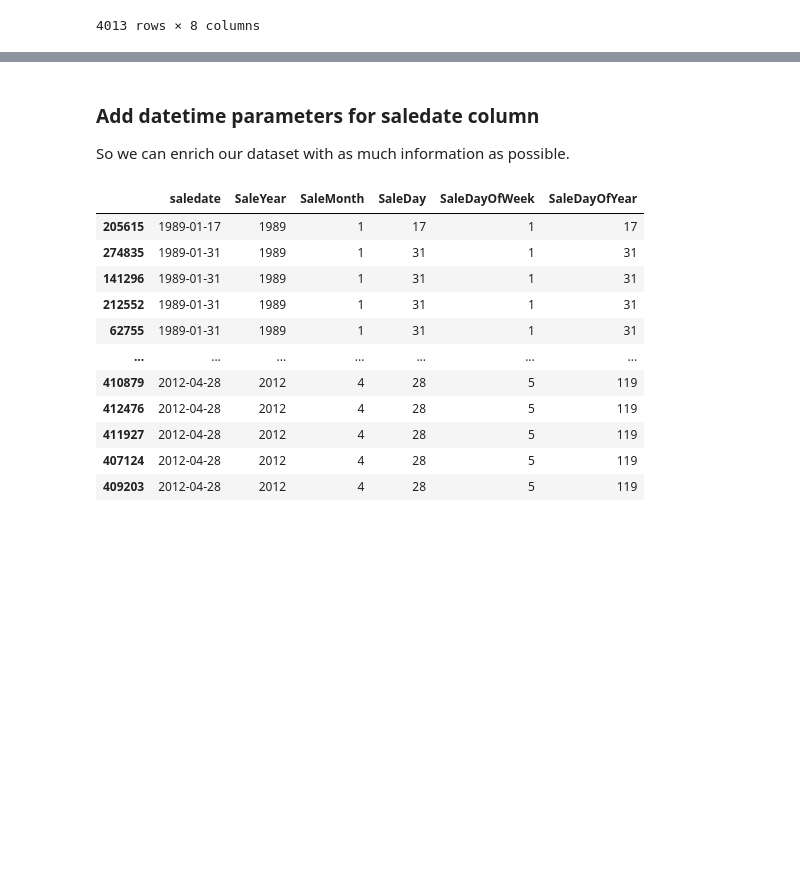
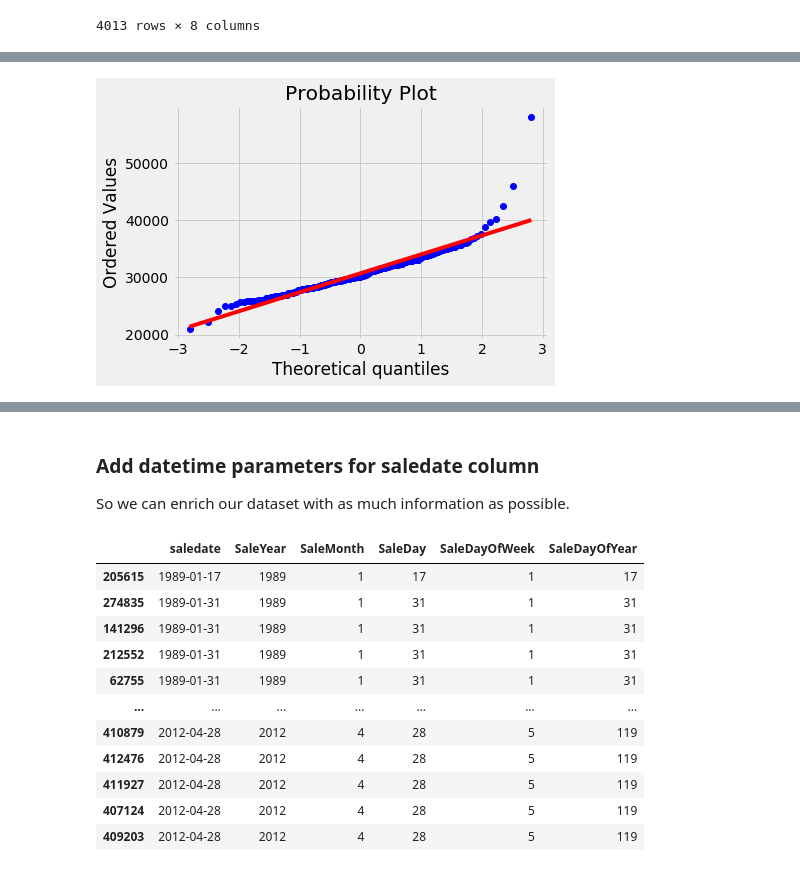
Before and after one commit to fares-ds/Blue-Book-for-Bulldozers-Kaggle-Competition, a Jupyter notebook: Blue_Book_for_Bulldozers_EDA.ipynb, the cells around one changed output, grey strips where cells are left out. Drawn from its saved outputs; the diff is of its cells as text; code cells hidden in the pictures; blank space fills up the shorter version.

```diff
--- a/Blue_Book_for_Bulldozers_EDA.ipynb
+++ b/Blue_Book_for_Bulldozers_EDA.ipynb
@@ -231,0 +243,4 @@ scipy.stats.probplot(data.groupby('saledate').SalePrice.mean(), plot=pylab);
+# %%
+scipy.stats.probplot(month_data, plot=pylab);
+# %% [output]
+[figure, added]
```
Also changed, not shown: parts of 15 cells of this notebook.
